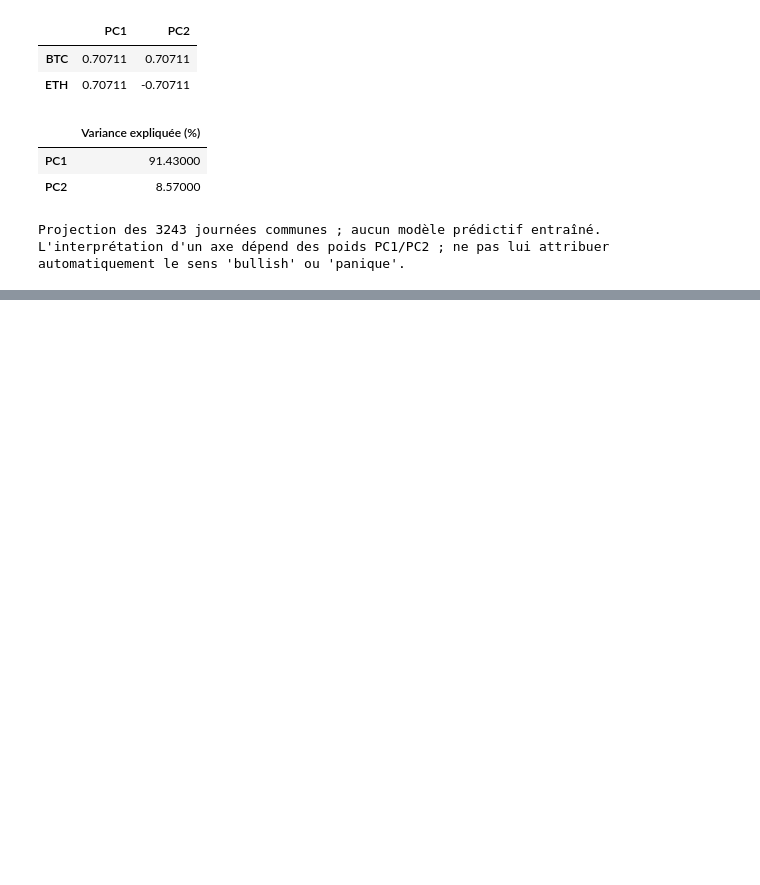
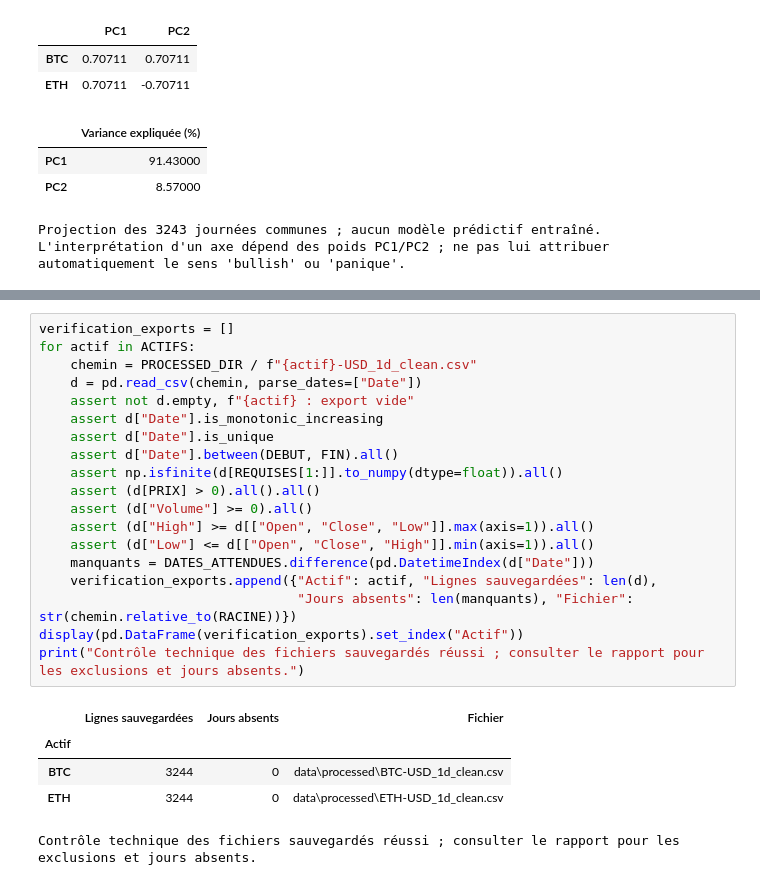
Before and after one commit to mokaddemwael/HMM_Crypto, a Jupyter notebook: notebooks/HMM_Crypto_CRISP_DM.ipynb, the cells around one changed output, grey strips where cells are left out. Drawn from its saved outputs; the diff is of its cells as text; blank space fills up the shorter version.

```diff
--- a/notebooks/HMM_Crypto_CRISP_DM.ipynb
+++ b/notebooks/HMM_Crypto_CRISP_DM.ipynb
@@ -752,0 +807,25 @@ L'interprétation d'un axe dépend des poids PC1/PC2 ; ne pas lui attribuer auto
+# %%
+verification_exports = []
+for actif in ACTIFS:
+    chemin = PROCESSED_DIR / f"{actif}-USD_1d_clean.csv"
+    d = pd.read_csv(chemin, parse_dates=["Date"])
+    assert not d.empty, f"{actif} : export vide"
+    assert d["Date"].is_monotonic_increasing
+    assert d["Date"].is_unique
+    assert d["Date"].between(DEBUT, FIN).all()
+    assert np.isfinite(d[REQUISES[1:]].to_numpy(dtype=float)).all()
+    assert (d[PRIX] > 0).all().all()
+    assert (d["Volume"] >= 0).all()
+    assert (d["High"] >= d[["Open", "Close", "Low"]].max(axis=1)).all()
+    assert (d["Low"] <= d[["Open", "Close", "High"]].min(axis=1)).all()
+    manquants = DATES_ATTENDUES.difference(pd.DatetimeIndex(d["Date"]))
+    verification_exports.append({"Actif": actif, "Lignes sauvegardées": len(d),
+                                 "Jours absents": len(manquants), "Fichier": str(chemin.relative_to(RACINE))})
+display(pd.DataFrame(verification_exports).set_index("Actif"))
+print("Contrôle technique des fichiers sauvegardés réussi ; consulter le rapport pour les exclusions et jours absents.")
+# %% [output]
+|  | Lignes sauvegardées | Jours absents | Fichier |
+| Actif |  |  |  |
+| BTC | 3244 | 0 | data\processed\BTC-USD_1d_clean.csv |
+| ETH | 3244 | 0 | data\processed\ETH-USD_1d_clean.csv |
+Contrôle technique des fichiers sauvegardés réussi ; consulter le rapport pour les exclusions et jours absents.
```
Also changed, not shown: parts of 28 cells of this notebook.
